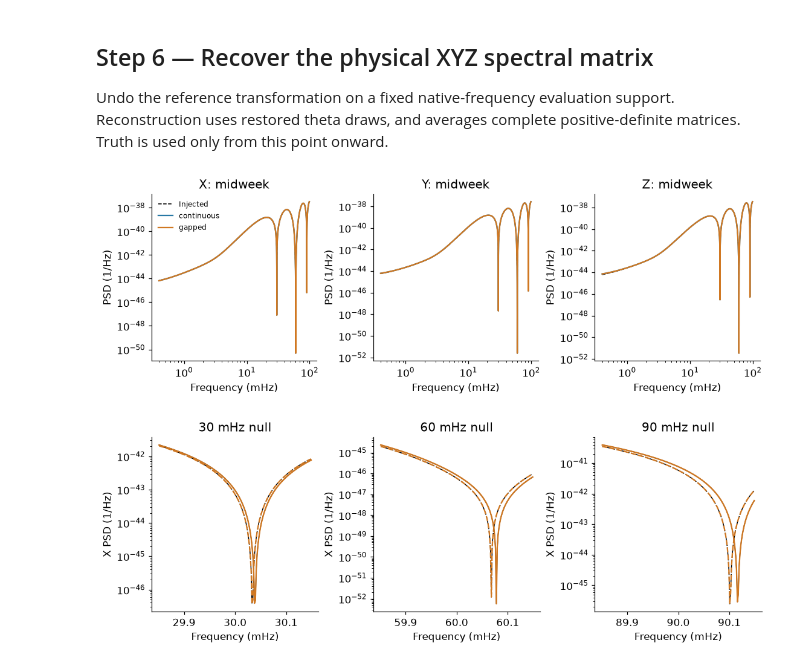
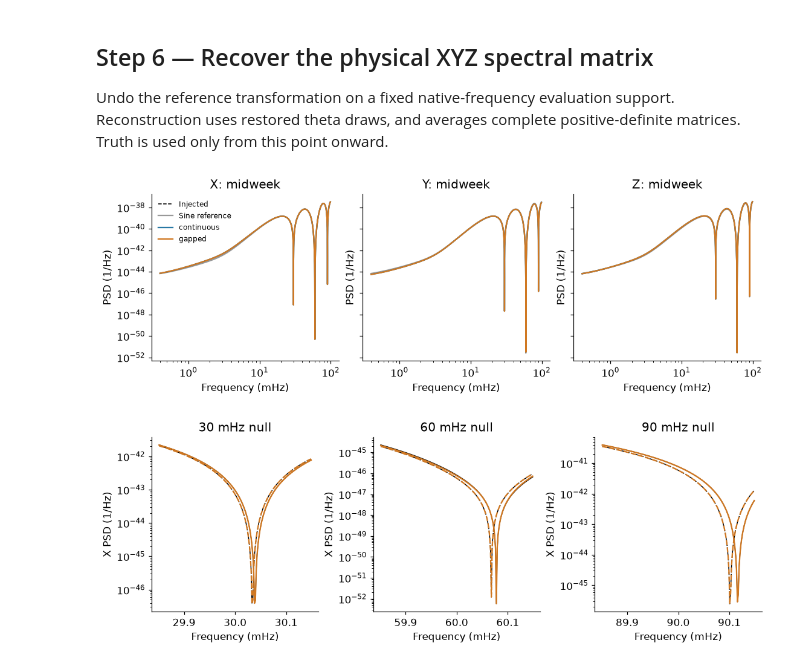
Before and after one commit to nz-gravity/logpsplines_lisa_case_studies, a Jupyter notebook: docs/notebooks/04_short_xyz_gaps.ipynb, the cells around one changed output. Cells and saved outputs as stored; diff of their text form; code cells hidden in the pictures.

```diff
--- a/docs/notebooks/04_short_xyz_gaps.ipynb
+++ b/docs/notebooks/04_short_xyz_gaps.ipynb
@@ -19,27 +19,28 @@ windows. The small adapters below prepare library data and initialize a guide;
 all multivariate spline inference is still performed by `log_psplines.fit`.
 # %%
 %matplotlib inline
-from dataclasses import replace
-
 import matplotlib.pyplot as plt
 import numpy as np
 import pandas as pd
 from log_psplines import fit
+from log_psplines.diagnostics import sampling_diagnostics
 
 from lisa_case_studies.notebook_tools import (
     COLORS,
     matrix_errors,
+    plot_nuts_traces,
     reference_config,
+    reference_start,
     style,
 )
 from lisa_case_studies.orbit_reference import DAY
 from lisa_case_studies.reference_matrix import (
     adaptive_partition,
     coefficient_data,
-    elbo_diagnostics,
     matrix_mean,
     pool_log_frequency,
 )
+from lisa_case_studies.sine_reference import sine_reference_for
 from lisa_case_studies.tutorial_data import (
     load_data,
     load_orbit_simulation,
@@ -51,6 +52,7 @@ style()
 data, simulation = load_orbit_simulation()
 saved_windows = load_data("windows")
 windows = {name: saved_windows[name] for name in ("continuous", "gapped")}
+sine_reference = sine_reference_for(simulation)
 # %% [markdown]
 ## Step 1 — Keep the original time coordinates
 The gap mask removes observations, not elapsed time. A common taper and
@@ -80,7 +84,7 @@ assume those whitened frequencies are independent. GapLike supplies the
 masks/windows; its independent-channel likelihood is not substituted for XYZ.
 [More on GapLike and XYZ](../gaplike_xyz.md).
 # %%
-reference = simulation.window_references(windows)
+reference = sine_reference.window_references(windows)
 bins = np.flatnonzero(
     (simulation.frequency >= 0.4e-3) & (simulation.frequency <= 99e-3)
 )
@@ -133,13 +145,10 @@ rank-one empirical initialisation. Only training ELBO selects a restart.
 # %%
-base_config, components = reference_config(pooled["gapped"], steps=4000, draws=96)
-candidates = {}
+config, components = reference_config(pooled["gapped"], seed=207)
+selected = {}
 for label in windows:
-    candidates[label] = []
-    for restart in range(3):
-        config = replace(base_config, rng_key=207 + restart)
-        candidates[label].append(fit(pooled[label], config))
-selected = {
-    label: min(items, key=lambda r: float(np.asarray(r.vi.losses)[-8:].mean()))
-    for label, items in candidates.items()
-}
+    with reference_start():
+        selected[label] = fit(pooled[label], config)
+    assert selected[label].metadata["method"] == "nuts"
+    assert selected[label].metadata["theta_parameterization"] == "marginalized"
+    assert selected[label].vi is None
 # %% [output]
@@ -217,34 +208,34 @@ coordinate = np.clip(
     0,
     1,
 )
-factor = simulation.reference_factor(evaluation_time, evaluation_frequency)
+factor = sine_reference.reference_factor(evaluation_time, evaluation_frequency)
 truth = simulation.spectrum(evaluation_time, evaluation_frequency)
-estimates = {}
+estimates = {"Sine reference": factor @ factor.conj().swapaxes(-1, -2)}
 for label, result in selected.items():
     correction = matrix_mean(result.posterior, components, coordinate)
     estimates[label] = factor @ correction[None] @ factor.conj().swapaxes(-1, -2)
 # %%
-fig, axes = plt.subplots(1, 3, figsize=(10, 3.3), layout="constrained")
+fig, axes = plt.subplots(1, 3, figsize=(10, 3.3), sharey=True, layout="constrained")
 for j, (ax, channel) in enumerate(zip(axes, "XYZ", strict=True)):
     ax.loglog(
         evaluation_frequency * 1000,
         truth[8, :, j, j].real,
         "k--",
         lw=1,
         label="Injected",
     )
     for label, estimate in estimates.items():
         ax.loglog(
             evaluation_frequency * 1000,
             estimate[8, :, j, j].real,
-            color=COLORS[label],
+            color=COLORS.get(label, "0.6"),
             label=label,
         )
     ax.set(xlabel="Frequency (mHz)", ylabel="PSD (1/Hz)", title=f"{channel}: midweek")
 axes[0].legend(fontsize=8, frameon=False)
 plt.show()
 # %% [output]
-[figure, old version]
+[figure, new version]
 # %%
 fig, axes = plt.subplots(1, 3, figsize=(10, 3.4), layout="constrained")
 for ax, f0 in zip(axes, (0.03, 0.06, 0.09), strict=True):
```
Also changed, not shown: parts of 13 cells of this notebook, 11 other files.
